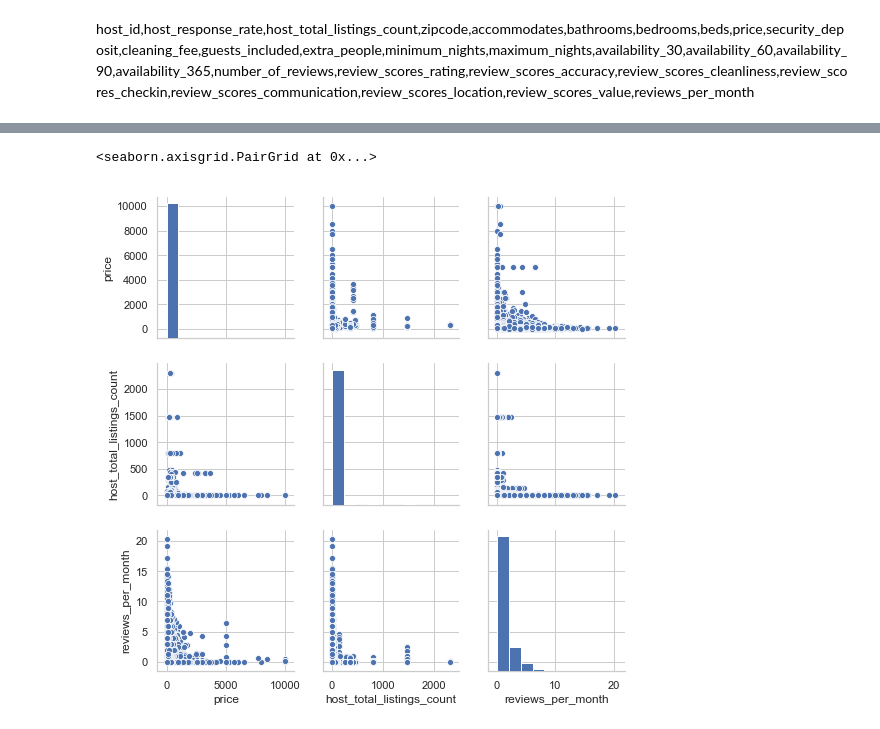
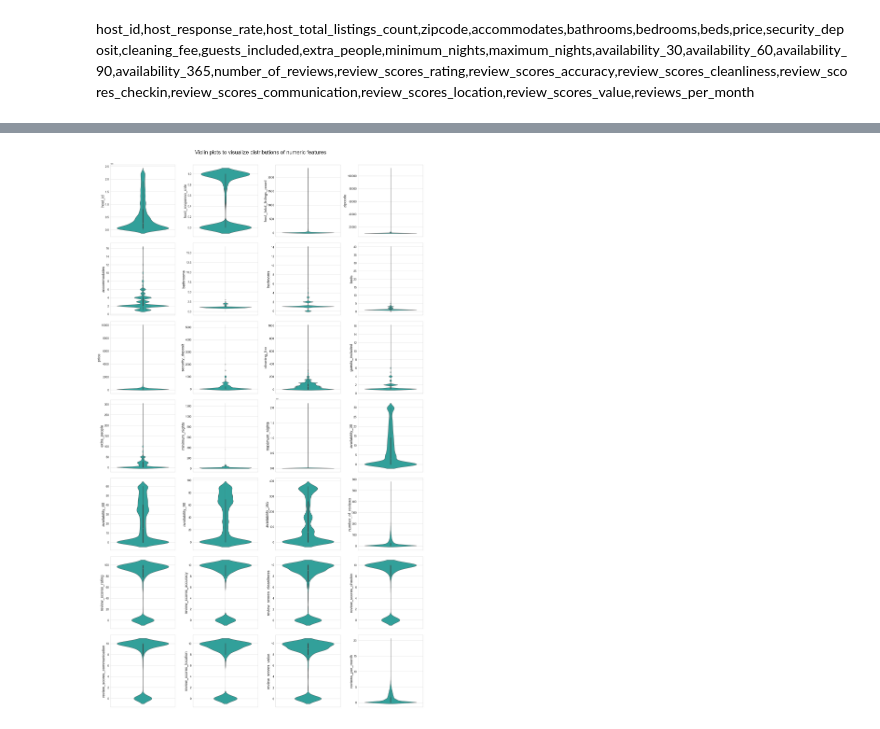
Before and after one commit to kavishashroff/Springboard, a Jupyter notebook: Capstone 1/EDA.ipynb, the cells around one changed output, grey strips where cells are left out. Drawn from its saved outputs; the diff is of its cells as text; code cells hidden in the pictures.

```diff
--- a/Capstone 1/EDA.ipynb
+++ b/Capstone 1/EDA.ipynb
@@ -81,15 +75,0 @@ for i in range(28):
-# %%
-fig, ((ax1,ax2,ax3,ax4),(ax5,ax6,ax7,ax8),(ax9,ax10,ax11,ax12),(ax13,ax14,ax15,ax16),(ax17,ax18,ax19,ax20),
-      (ax21,ax22,ax23,ax24),(ax25,ax26,ax27,ax28)) = plt.subplots(nrows=7, ncols=4, figsize=(30,50))
-
-axes=[ax1,ax2,ax3,ax4,ax5,ax6,ax7,ax8,ax9,ax10,ax11,ax12,ax13,ax14,ax15,ax16,ax17,ax18,ax19,ax20,ax21,ax22,ax23,
-      ax24,ax25,ax26,ax27,ax28]
-columns=['host_id','host_response_rate','host_total_listings_count','zipcode','accommodates','bathrooms',
-         'bedrooms','beds','price','security_deposit','cleaning_fee','guests_included','extra_people',
-         'minimum_nights','maximum_nights','availability_30','availability_60','availability_90','availability_365',
-         'number_of_reviews','review_scores_rating','review_scores_accuracy','review_scores_cleanliness',
-         'review_scores_checkin','review_scores_communication','review_scores_location','review_scores_value',
-         'reviews_per_month']
-
-for i in range(28):
-    _=sns.boxplot(y=columns[i], data=data, ax=axes[i])
@@ -198,5 +76,25 @@ Index(['neighborhood_overview', 'transit', 'access', 'interaction',
-# %%
-sns.pairplot(data[['price','host_total_listings_count','reviews_per_month']])
-# %% [output]
-<seaborn.axisgrid.PairGrid at 0x...>
-[figure, removed]
+# %%
+fig, ((ax1,ax2,ax3,ax4),(ax5,ax6,ax7,ax8),(ax9,ax10,ax11,ax12),(ax13,ax14,ax15,ax16),(ax17,ax18,ax19,ax20),
+      (ax21,ax22,ax23,ax24),(ax25,ax26,ax27,ax28)) = plt.subplots(nrows=7, ncols=4, figsize=(30,50))
+
+axes=[ax1,ax2,ax3,ax4,ax5,ax6,ax7,ax8,ax9,ax10,ax11,ax12,ax13,ax14,ax15,ax16,ax17,ax18,ax19,ax20,ax21,ax22,ax23,
+      ax24,ax25,ax26,ax27,ax28]
+columns=['host_id','host_response_rate','host_total_listings_count','zipcode','accommodates','bathrooms',
+         'bedrooms','beds','price','security_deposit','cleaning_fee','guests_included','extra_people',
+         'minimum_nights','maximum_nights','availability_30','availability_60','availability_90','availability_365',
+         'number_of_reviews','review_scores_rating','review_scores_accuracy','review_scores_cleanliness',
+         'review_scores_checkin','review_scores_communication','review_scores_location','review_scores_value',
+         'reviews_per_month']
+
+st = fig.suptitle("Violin plots to visualize distributions of numeric features", fontsize=35)
+
+for i in range(28):
+    _=sns.violinplot(y=columns[i], data=data, ax=axes[i],  alpha=0.8,  color='lightseagreen')
+    _.set_ylabel(columns[i],fontsize=25)
+    _.tick_params(labelsize = 18)
+
+st.set_y(1.02)
+fig.subplots_adjust(top=0.80)
+plt.tight_layout()
+# %% [output]
+[figure, added]
```
Also changed, not shown: parts of 46 cells of this notebook.
